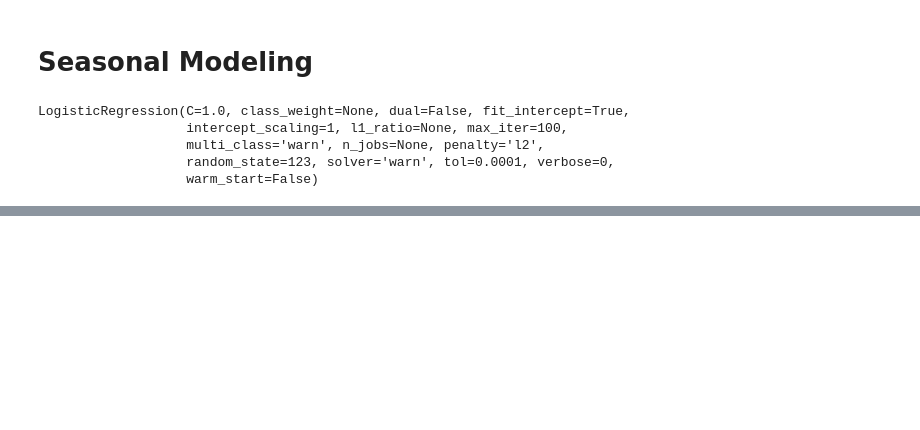
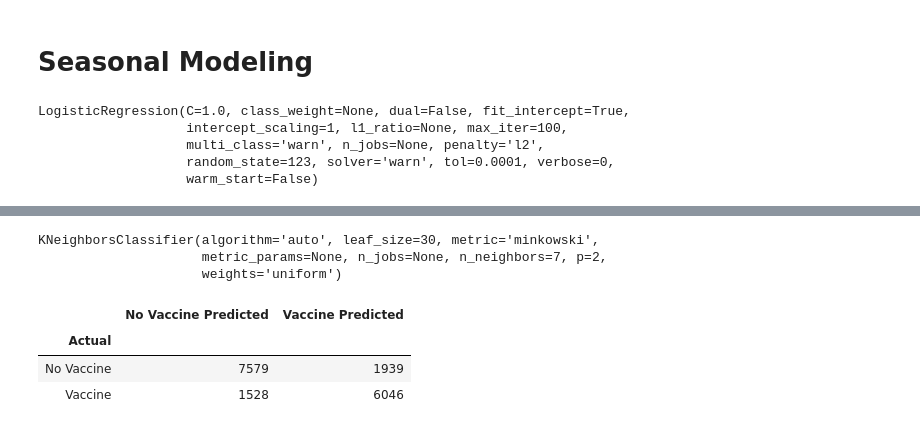
Before and after one commit to JadaShipp/predicting_flu, a Jupyter notebook: modeling.ipynb, the cells around one changed output, grey strips where cells are left out. Cells and saved outputs as stored; diff of their text form; code cells hidden in the pictures; blank space fills up the shorter version.

```diff
--- a/modeling.ipynb
+++ b/modeling.ipynb
@@ -357,0 +434,25 @@ print(classification_report(y_train_seas, y_pred, target_names = target_names))
+# %%
+# fitting our data to our KNearest Neighbors model
+knn_s = KNeighborsClassifier(n_neighbors=7)
+knn_s.fit(X_train_seas, y_train_seas)
+# %% [output]
+KNeighborsClassifier(algorithm='auto', leaf_size=30, metric='minkowski',
+                     metric_params=None, n_jobs=None, n_neighbors=7, p=2,
+                     weights='uniform')
+# %%
+# creating our confusion matrix
+y_pred_ks = knn_s.predict(X_train_seas)
+pd.DataFrame(confusion_matrix(y_train_seas, y_pred_ks))
+#code to label matrix
+#code to label matrix
+labels = ['No Vaccine', 'Vaccine']
+predicted_labels = [name + " Predicted" for name in labels ]
+
+conf = pd.DataFrame(confusion_matrix(y_pred_ks, y_train_seas), index=labels, columns=[predicted_labels])
+conf.index.name = "Actual"
+conf
+# %% [output]
+|  | No Vaccine Predicted | Vaccine Predicted |
+| Actual |  |  |
+| No Vaccine | 7579 | 1939 |
+| Vaccine | 1528 | 6046 |
```
Also changed, not shown: parts of 18 cells of this notebook.
